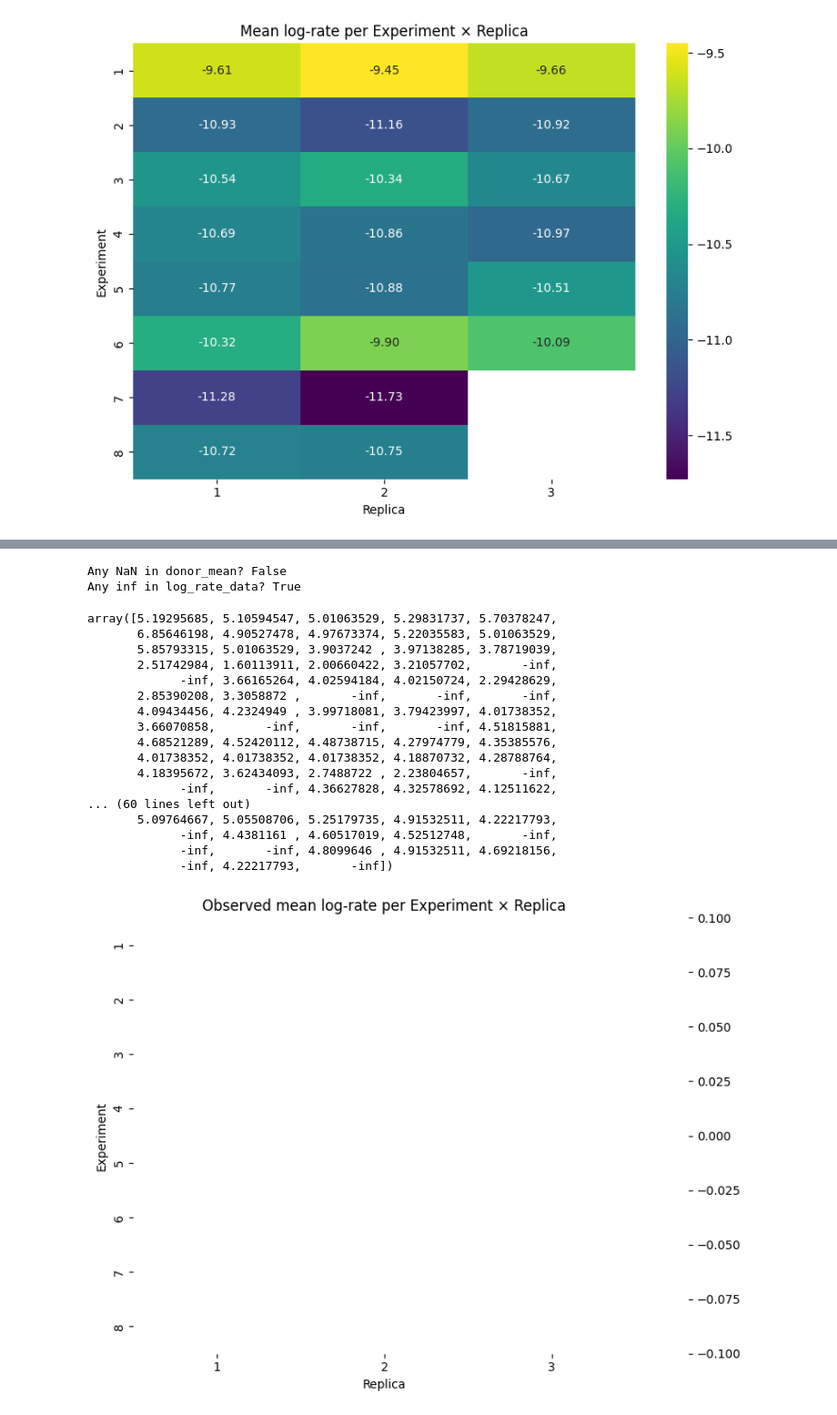
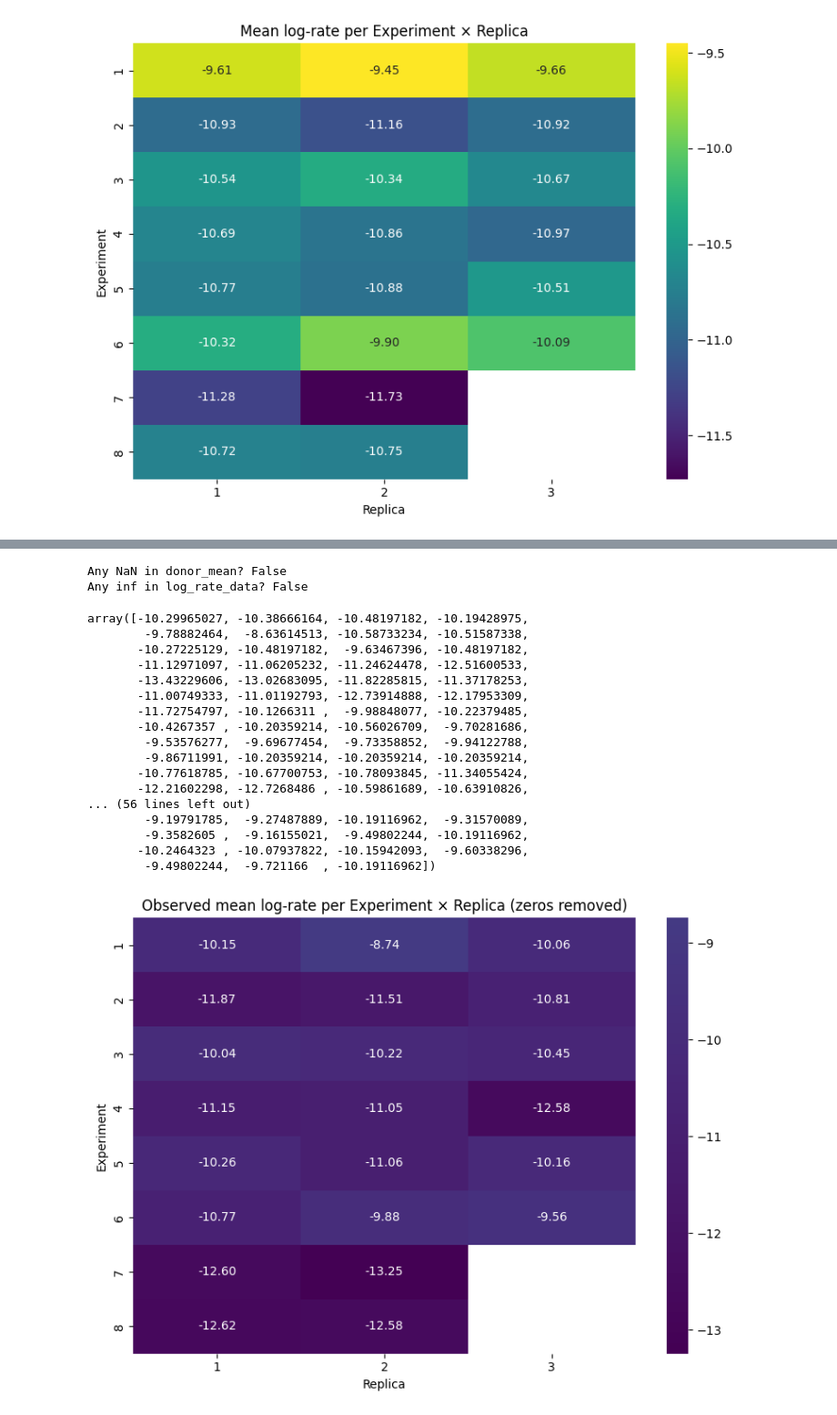
Before and after one commit to ahbagheri01/Progetto_Bayesian_Statistics, a Jupyter notebook: src/jupyter/sara_analyze.ipynb, the cells around one changed output, grey strips where cells are left out. Shown at 91% size. Cells and saved outputs as stored; diff of their text form; code cells hidden in the pictures.

```diff
--- a/src/jupyter/sara_analyze.ipynb
+++ b/src/jupyter/sara_analyze.ipynb
@@ -241,11 +204,10 @@ log_rate_data=np.log(real_counts)-np.log(donor_mean)
 # %%
-import numpy as np
-import pandas as pd
 
 # 1) Compute donor mean per (Experiment, Replica)
+data_donors["Real Counts"]=data_donors["Count"]/glm_data["rho_donor"]
 donor_mean_experiment = (
     data_donors
-    .groupby(["Idx Experiment", "Idx Replica Experiment"])["Count"]
+    .groupby(["Idx Experiment", "Idx Replica Experiment"])["Real Counts"]
     .mean()
 )
 
@@ -256,11 +218,18 @@ keys = list(zip(glm_data["idx_experiment"],
 # 3) Extract donor mean aligned to each sample
 donor_mean = donor_mean_experiment.loc[keys].values
 
+
+
+
+
 # 4) Compute observed real rate
 real_counts = glm_data["Y"] / glm_data["rho_trasc"]
 
+#keep only positive real_counts
+mask = real_counts > 0
+
 # 5) Compute log-rate from data
-log_rate_data = np.log(real_counts) - np.log(donor_mean)
+log_rate_data = np.log(real_counts[mask]) - np.log(donor_mean[mask])
 
 # Optional sanity check
 print("Any NaN in donor_mean?", np.isnan(donor_mean).any())
@@ -269,56 +238,55 @@ print("Any inf in log_rate_data?", np.isinf(log_rate_data).any())
 log_rate_data
 # %% [output]
 Any NaN in donor_mean? False
-Any inf in log_rate_data? True
+Any inf in log_rate_data? False
-array([5.19295685, 5.10594547, 5.01063529, 5.29831737, 5.70378247,
-       6.85646198, 4.90527478, 4.97673374, 5.22035583, 5.01063529,
-       5.85793315, 5.01063529, 3.9037242 , 3.97138285, 3.78719039,
-       2.51742984, 1.60113911, 2.00660422, 3.21057702,       -inf,
-             -inf, 3.66165264, 4.02594184, 4.02150724, 2.29428629,
-       2.85390208, 3.3058872 ,       -inf,       -inf,       -inf,
-       4.09434456, 4.2324949 , 3.99718081, 3.79423997, 4.01738352,
-       3.66070858,       -inf,       -inf,       -inf, 4.51815881,
-       4.68521289, 4.52420112, 4.48738715, 4.27974779, 4.35385576,
-       4.01738352, 4.01738352, 4.01738352, 4.18870732, 4.28788764,
-       4.18395672, 3.62434093, 2.7488722 , 2.23804657,       -inf,
-             -inf,       -inf, 4.36627828, 4.32578692, 4.12511622,
-... (60 lines left out)
-       5.09764667, 5.05508706, 5.25179735, 4.91532511, 4.22217793,
-             -inf, 4.4381161 , 4.60517019, 4.52512748,       -inf,
-             -inf,       -inf, 4.8099646 , 4.91532511, 4.69218156,
-             -inf, 4.22217793,       -inf])
+array([-10.29965027, -10.38666164, -10.48197182, -10.19428975,
+        -9.78882464,  -8.63614513, -10.58733234, -10.51587338,
+       -10.27225129, -10.48197182,  -9.63467396, -10.48197182,
+       -11.12971097, -11.06205232, -11.24624478, -12.51600533,
+       -13.43229606, -13.02683095, -11.82285815, -11.37178253,
+       -11.00749333, -11.01192793, -12.73914888, -12.17953309,
+       -11.72754797, -10.1266311 ,  -9.98848077, -10.22379485,
+       -10.4267357 , -10.20359214, -10.56026709,  -9.70281686,
+        -9.53576277,  -9.69677454,  -9.73358852,  -9.94122788,
+        -9.86711991, -10.20359214, -10.20359214, -10.20359214,
+       -10.77618785, -10.67700753, -10.78093845, -11.34055424,
+       -12.21602298, -12.7268486 , -10.59861689, -10.63910826,
+... (56 lines left out)
+        -9.19791785,  -9.27487889, -10.19116962,  -9.31570089,
+        -9.3582605 ,  -9.16155021,  -9.49802244, -10.19116962,
+       -10.2464323 , -10.07937822, -10.15942093,  -9.60338296,
+        -9.49802244,  -9.721166  , -10.19116962])
 # %%
-#heatmap
-# 4) Create dataframe for aggregation
+# 4) Create dataframe for aggregation (masked version)
 df_heat = pd.DataFrame({
-    "idx_experiment": glm_data["idx_experiment"],
-    "idx_experiment_replica": glm_data["idx_experiment_replica"],
+    "idx_experiment": glm_data["idx_experiment"][mask],
+    "idx_experiment_replica": glm_data["idx_experiment_replica"][mask],
     "log_rate_data": log_rate_data
 })
 
 # 5) Compute mean log-rate per (experiment × replica)
 heatmap_data = (
     df_heat
     .groupby(["idx_experiment", "idx_experiment_replica"])["log_rate_data"]
     .mean()
     .unstack()
 )
 
 # 6) Plot heatmap
 plt.figure(figsize=(8,6))
 
 sns.heatmap(
     heatmap_data,
     annot=True,
     fmt=".2f",
-    cmap="coolwarm",
+    cmap="viridis",
     center=0
 )
 
-plt.title("Observed mean log-rate per Experiment × Replica")
+plt.title("Observed mean log-rate per Experiment × Replica (zeros removed)")
 plt.xlabel("Replica")
 plt.ylabel("Experiment")
 plt.tight_layout()
 plt.show()
 # %% [output]
-[figure, old version]
+[figure, new version]
```
Also changed, not shown: parts of 12 cells of this notebook.
